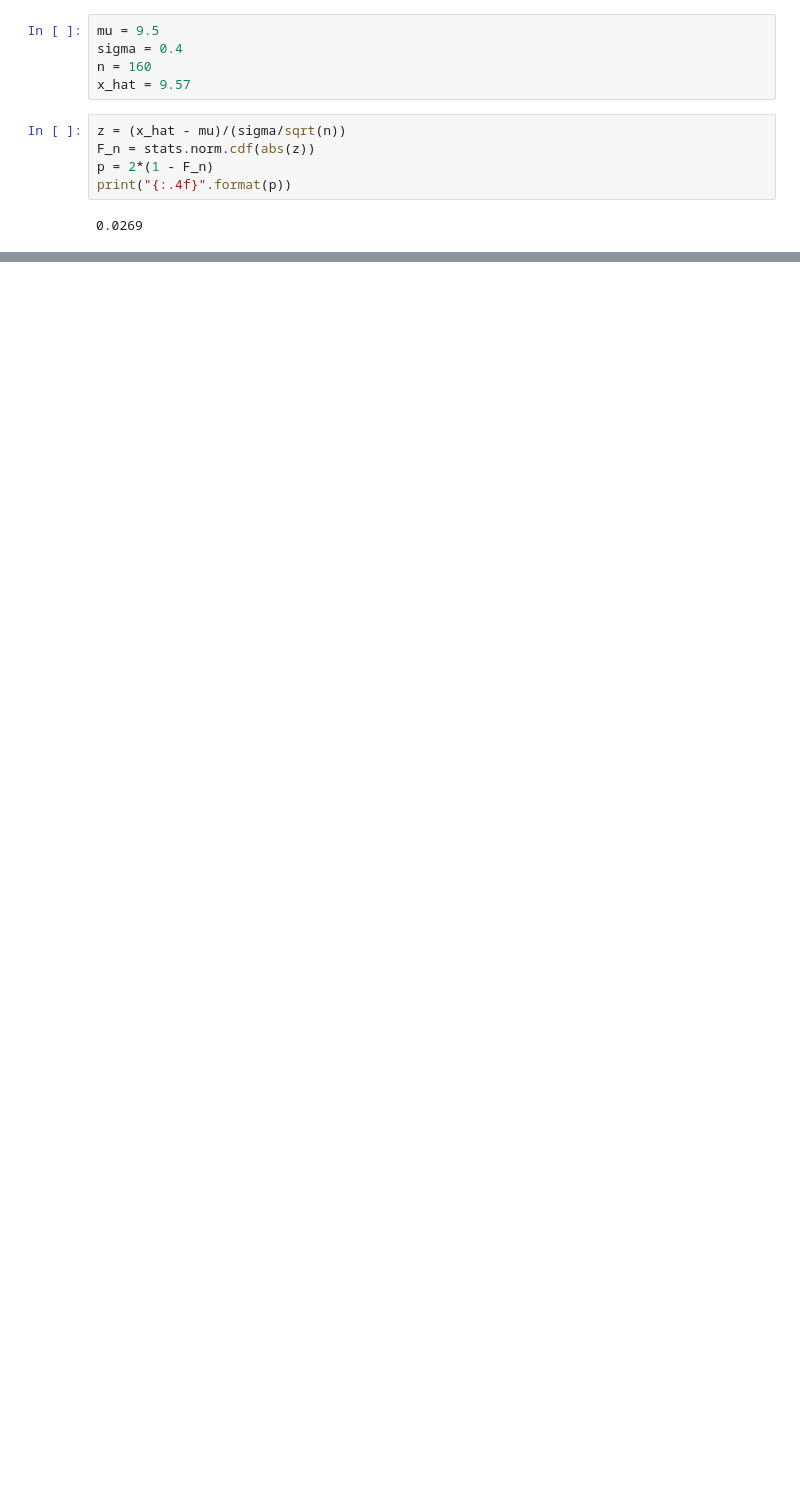
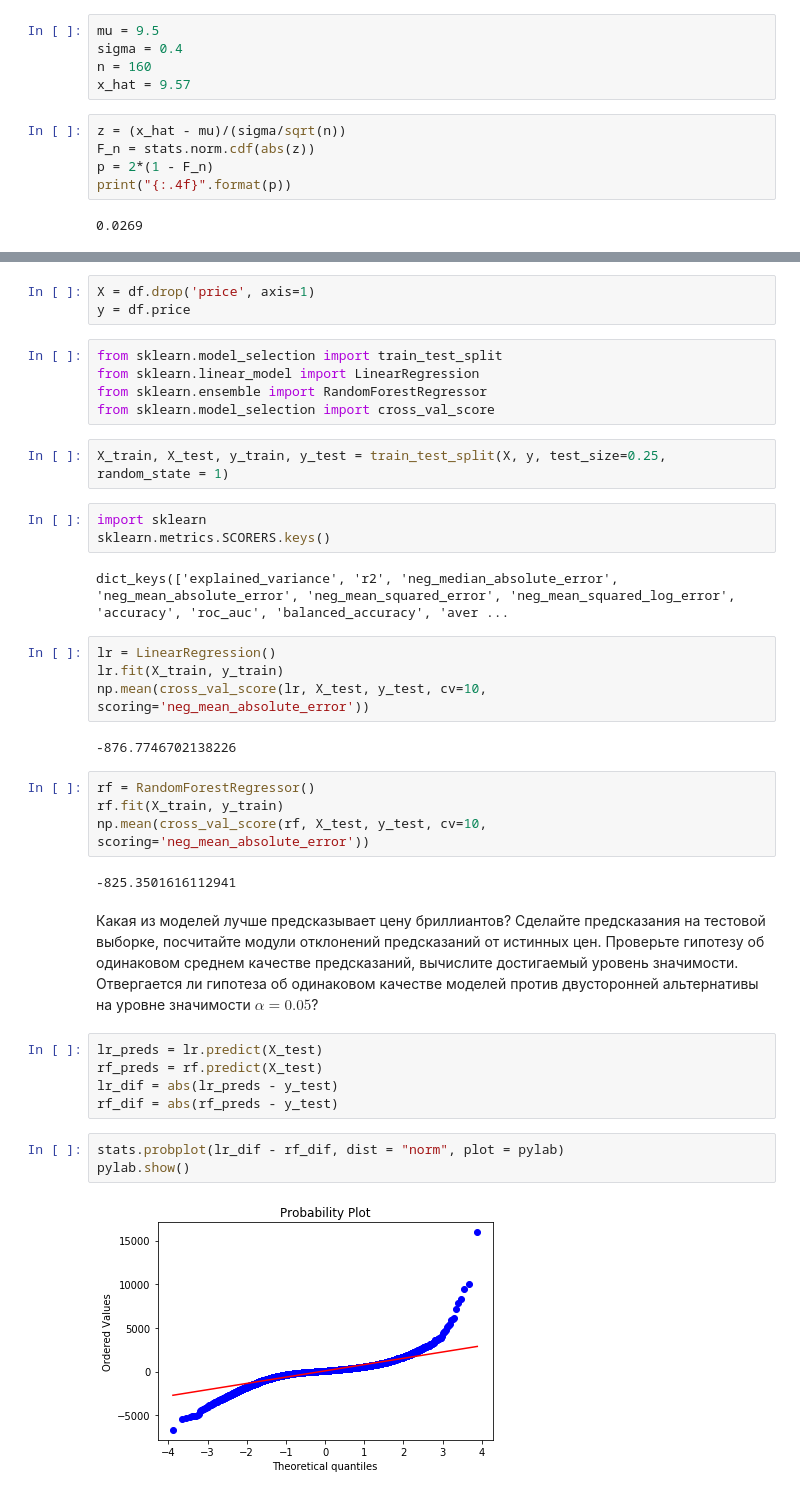
Before and after one commit to kcostya/mipt, a Jupyter notebook: stats-for-data-analysis/week-2-abt/stat.student_tests.ipynb, the cells around one changed output, grey strips where cells are left out. Cells and saved outputs as stored; diff of their text form; blank space fills up the shorter version.

```diff
--- a/stats-for-data-analysis/week-2-abt/stat.student_tests.ipynb
+++ b/stats-for-data-analysis/week-2-abt/stat.student_tests.ipynb
@@ -150,0 +171,39 @@ print("{:.4f}".format(p))
+# %%
+X = df.drop('price', axis=1)
+y = df.price
+# %%
+from sklearn.model_selection import train_test_split
+from sklearn.linear_model import LinearRegression
+from sklearn.ensemble import RandomForestRegressor
+from sklearn.model_selection import cross_val_score
+# %%
+X_train, X_test, y_train, y_test = train_test_split(X, y, test_size=0.25, random_state = 1)
+# %%
+import sklearn
+sklearn.metrics.SCORERS.keys()
+# %% [output]
+dict_keys(['explained_variance', 'r2', 'neg_median_absolute_error', 'neg_mean_absolute_error', 'neg_mean_squared_error', 'neg_mean_squared_log_error', 'accuracy', 'roc_auc', 'balanced_accuracy', 'aver ...
+# %%
+lr = LinearRegression()
+lr.fit(X_train, y_train)
+np.mean(cross_val_score(lr, X_test, y_test, cv=10, scoring='neg_mean_absolute_error'))
+# %% [output]
+-876.7746702138226
+# %%
+rf = RandomForestRegressor()
+rf.fit(X_train, y_train)
+np.mean(cross_val_score(rf, X_test, y_test, cv=10, scoring='neg_mean_absolute_error'))
+# %% [output]
+-825.3501616112941
+# %% [markdown]
+Какая из моделей лучше предсказывает цену бриллиантов? Сделайте предсказания на тестовой выборке, посчитайте модули отклонений предсказаний от истинных цен. Проверьте гипотезу об одинаковом среднем качестве предсказаний, вычислите достигаемый уровень значимости. Отвергается ли гипотеза об одинаковом качестве моделей против двусторонней альтернативы на уровне значимости $\alpha=0.05$?
+# %%
+lr_preds = lr.predict(X_test)
+rf_preds = rf.predict(X_test)
+lr_dif = abs(lr_preds - y_test)
+rf_dif = abs(rf_preds - y_test)
+# %%
+stats.probplot(lr_dif - rf_dif, dist = "norm", plot = pylab)
+pylab.show()
+# %% [output]
+[figure, added]
```
Also changed, not shown: parts of 6 cells of this notebook.
